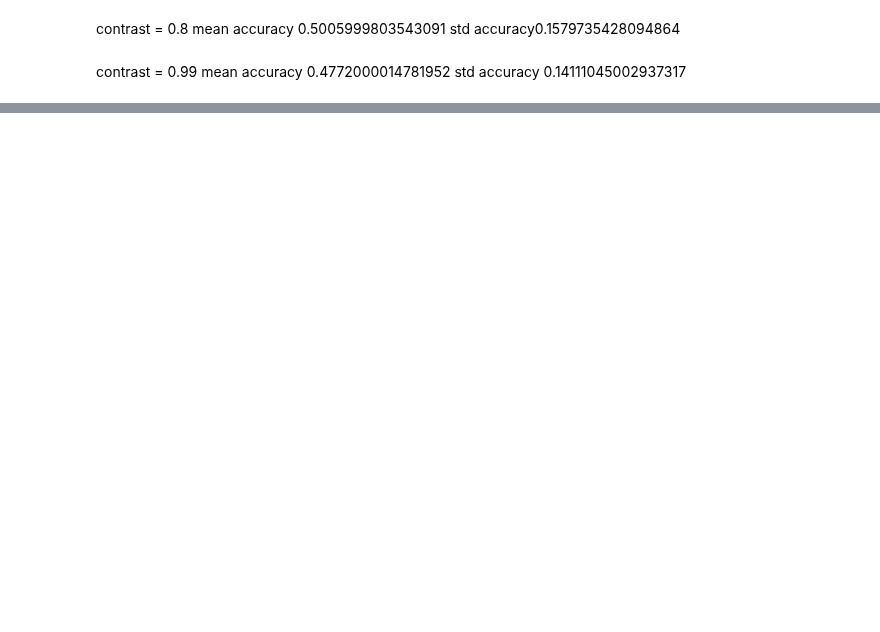
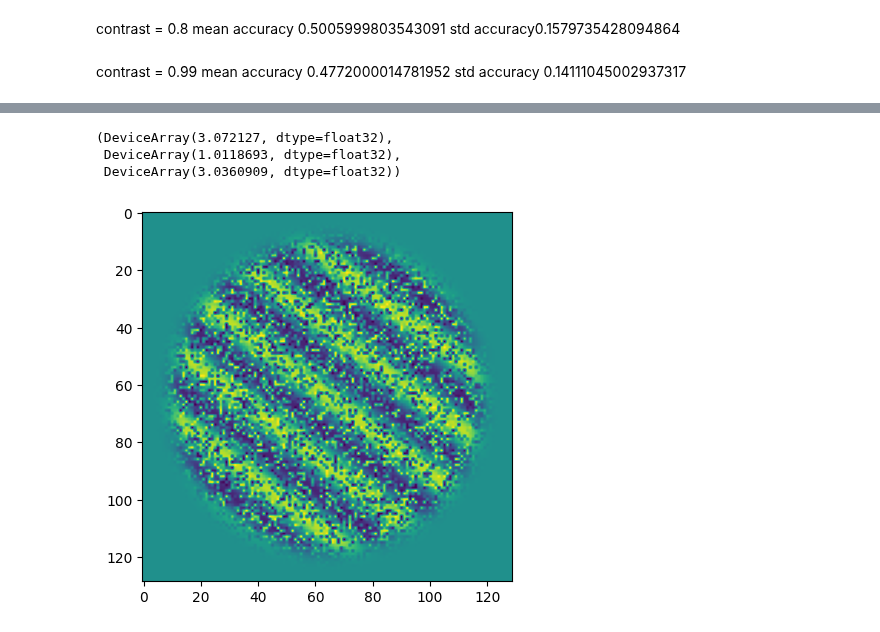
Before and after one commit to clarapecci/SSN_VPL, a Jupyter notebook: 2D_model.ipynb, the cells around one changed output, grey strips where cells are left out. Drawn from its saved outputs; the diff is of its cells as text; code cells hidden in the pictures; blank space fills up the shorter version.

```diff
--- a/2D_model.ipynb
+++ b/2D_model.ipynb
@@ -568,0 +559,11 @@ Training loss: 32.99732971191406 ¦ Validation -- loss: 0.12787668406963348, acc
+# %%
+#Stimuli parameters
+stimuli_pars = dict(outer_radius=3, inner_radius=2.5, grating_contrast=0.8, snr = 0.5)
+stimuli_pars.update(general_pars)
+
+vmap_evaluate_noise(stimuli_pars, opt_pars, ssn_pars, grid_pars, conn_pars, filter_pars,  conv_pars)
+# %% [output]
+(DeviceArray(3.072127, dtype=float32),
+ DeviceArray(1.0118693, dtype=float32),
+ DeviceArray(3.0360909, dtype=float32))
+[figure, added]
```
Also changed, not shown: parts of 21 cells of this notebook.
